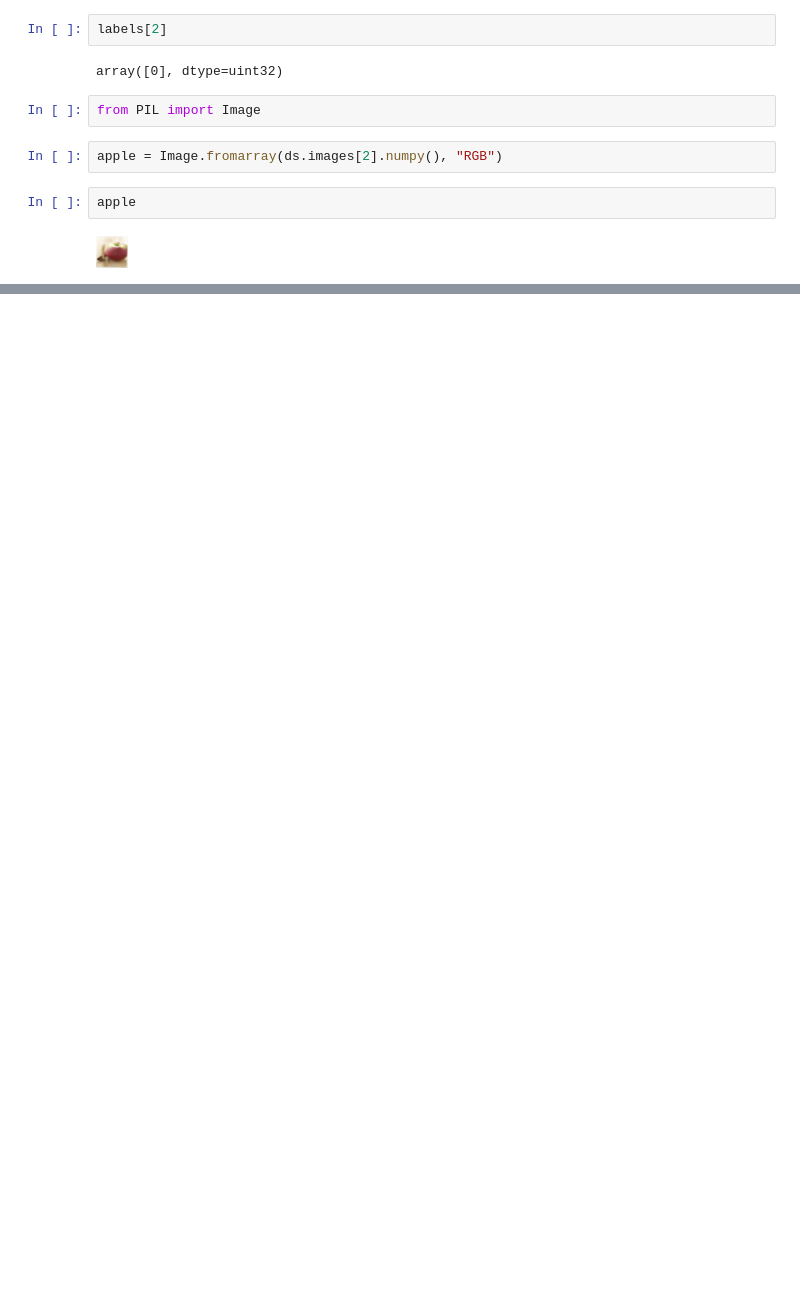
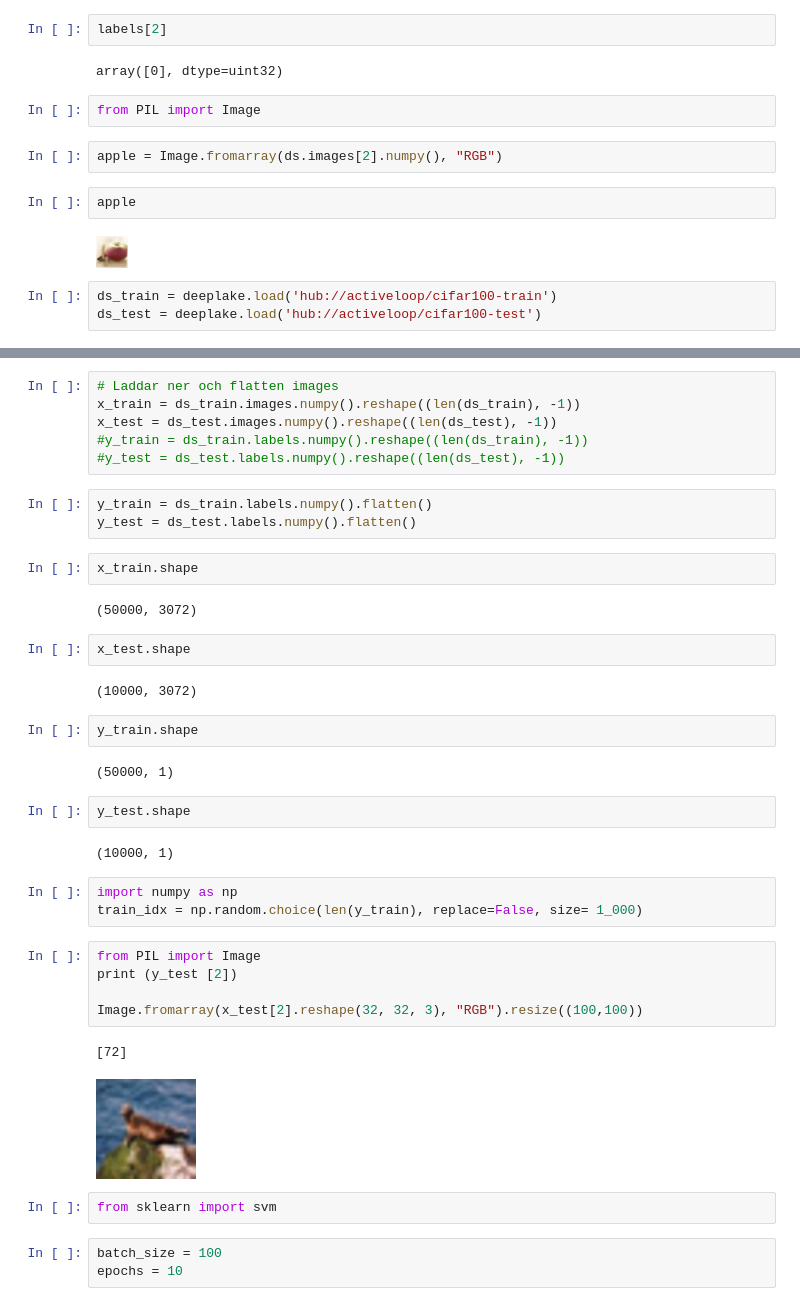
Before and after one commit to linnea-backgard/ai-ml-principles-exercises, a Jupyter notebook: ML-training/activeloop-deeplake/Dataset_1_AI_ML.ipynb, the cells around one changed output, grey strips where cells are left out. Saved outputs shown, nothing was run; the diff lists cells and outputs as text; blank space fills up the shorter version.

Commit message:
Dataset 1 CIFAR100 work in progress inlämning 1

```diff
--- a/ML-training/activeloop-deeplake/Dataset_1_AI_ML.ipynb
+++ b/ML-training/activeloop-deeplake/Dataset_1_AI_ML.ipynb
@@ -49,3 +73,6 @@ apple = Image.fromarray(ds.images[2].numpy(), "RGB")
 apple
 # %% [output]
 [figure]
+# %%
+ds_train = deeplake.load('hub://activeloop/cifar100-train')
+ds_test = deeplake.load('hub://activeloop/cifar100-test')
@@ -51,0 +106,41 @@ apple
+# %%
+# Laddar ner och flatten images
+x_train = ds_train.images.numpy().reshape((len(ds_train), -1))
+x_test = ds_test.images.numpy().reshape((len(ds_test), -1))
+#y_train = ds_train.labels.numpy().reshape((len(ds_train), -1))
+#y_test = ds_test.labels.numpy().reshape((len(ds_test), -1))
+# %%
+y_train = ds_train.labels.numpy().flatten()
+y_test = ds_test.labels.numpy().flatten()
+# %%
+x_train.shape
+# %% [output]
+(50000, 3072)
+# %%
+x_test.shape
+# %% [output]
+(10000, 3072)
+# %%
+y_train.shape
+# %% [output]
+(50000, 1)
+# %%
+y_test.shape
+# %% [output]
+(10000, 1)
+# %%
+import numpy as np
+train_idx = np.random.choice(len(y_train), replace=False, size= 1_000)
+# %%
+from PIL import Image
+print (y_test [2])
+
+Image.fromarray(x_test[2].reshape(32, 32, 3), "RGB").resize((100,100))
+# %% [output]
+[72]
+[figure, added]
+# %%
+from sklearn import svm
+# %%
+batch_size = 100
+epochs = 10
```
Also changed, not shown: parts of 16 cells of this notebook.
